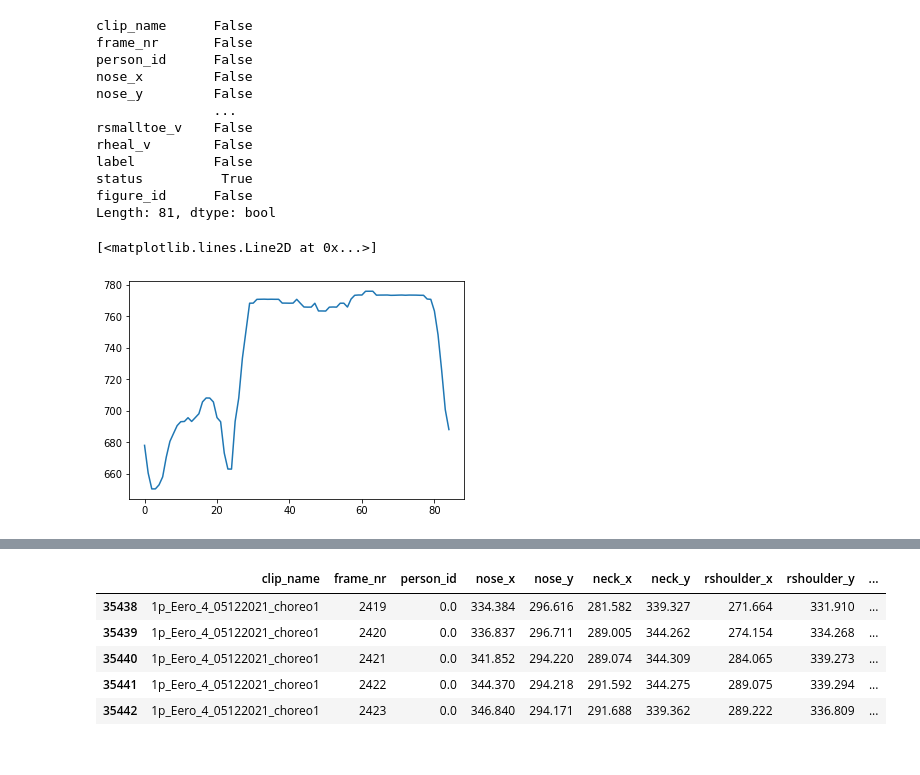
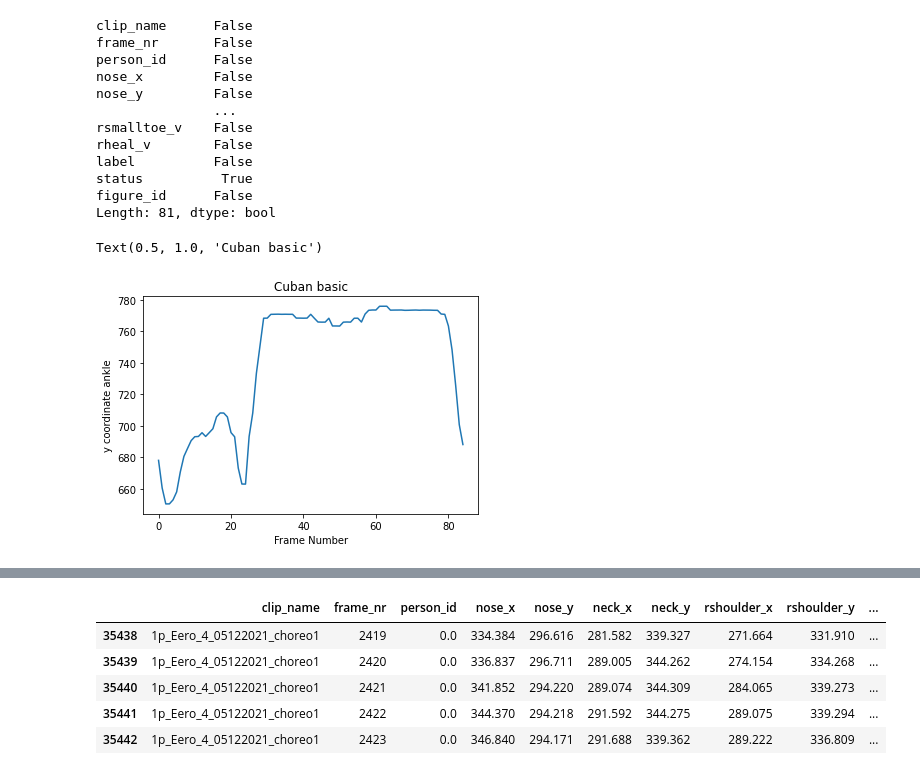
Before and after one commit to abergues/Model-test, a Jupyter notebook: Data_Preparation.ipynb, the cells around one changed output, grey strips where cells are left out. Cells and saved outputs as stored; diff of their text form; code cells hidden in the pictures.

Commit message:
Data Preparation

```diff
--- a/Data_Preparation.ipynb
+++ b/Data_Preparation.ipynb
@@ -66,0 +132,3 @@ Index(['clip_name', 'frame_nr', 'person_id', 'nose_x', 'nose_y', 'neck_x',
+# %%
+clip_names = list(data["clip_name"].unique())
+print(clip_names)
@@ -66,0 +137,27 @@ Index(['clip_name', 'frame_nr', 'person_id', 'nose_x', 'nose_y', 'neck_x',
+# %%
+#+++++++++++++++++++++++++++++++++++++++++++++++++++++++
+# Reduce the jitter with Smoothing
+#+++++++++++++++++++++++++++++++++++++++++++++++++++++++
+from scipy.signal import savgol_filter
+import numpy as np
+np.set_printoptions(precision=2)  # For compact display.
+#df = data_1p.copy()
+window_length = 9
+polyorder = 2
+
+
+#for i in range(3,54): df.iloc[:,i] = signal.savgol_filter(df.iloc[:,i],
+#                                                       window_length,
+#                                                     polyorder,
+#                                                       mode='nearest'
+#                                                     )
+
+
+
+for i in clip_names:
+    for j in cols:
+        data.loc[ data["clip_name"] == i, j] = savgol_filter(data.loc[ data["clip_name"] == i, j],
+                                                window_length,
+                                                polyorder,
+                                                mode='nearest'
+                                              )
@@ -169,6 +308,9 @@ Length: 81, dtype: bool
 check = data_c.loc[ data_c['figure_id'] == 6 ,'lankle_y']
 # %%
 plt.plot(np.array(check).reshape(check.shape[0], 1))
+plt.xlabel("Frame Number")
+plt.ylabel("y coordinate ankle")
+plt.title("Cuban basic")
 # %% [output]
-[<matplotlib.lines.Line2D at 0x...>]
+Text(0.5, 1.0, 'Cuban basic')
-[figure, old version]
+[figure, new version]
```
Also changed, not shown: parts of 26 cells of this notebook.
